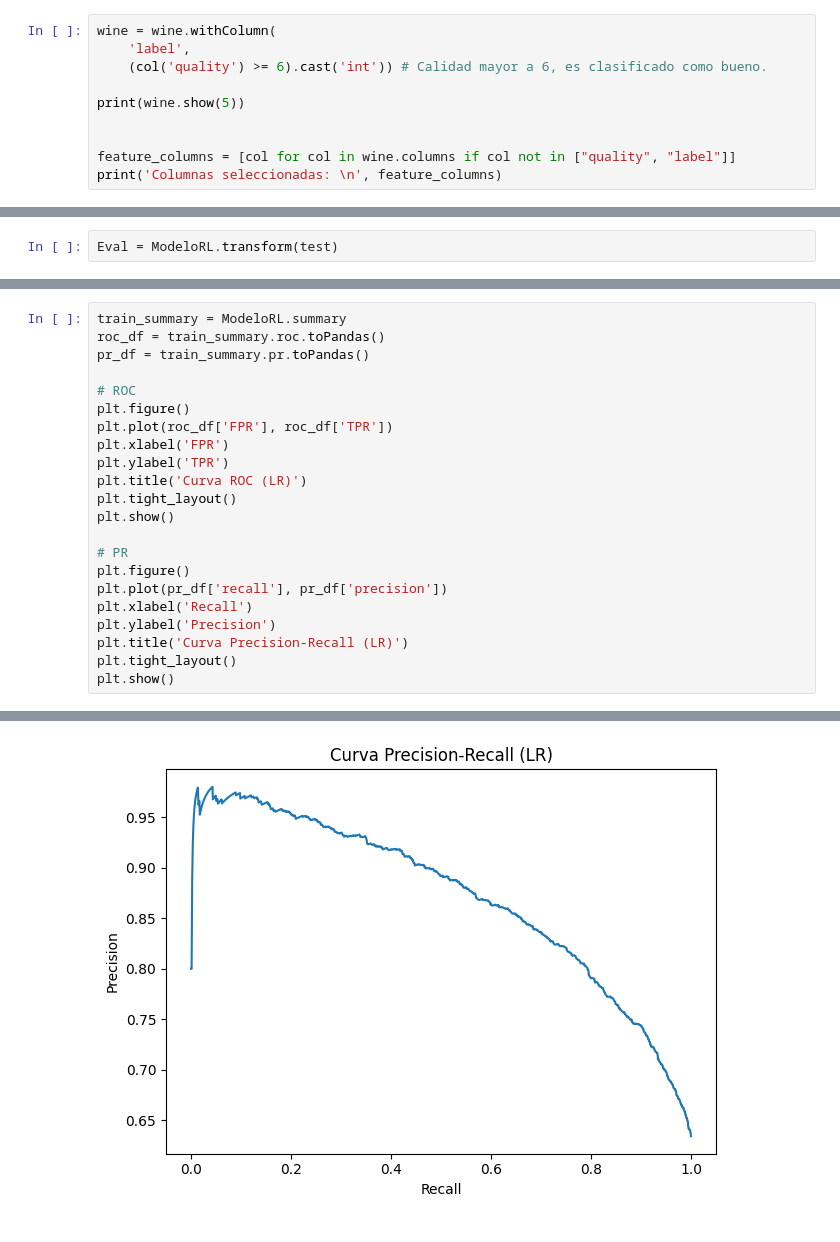
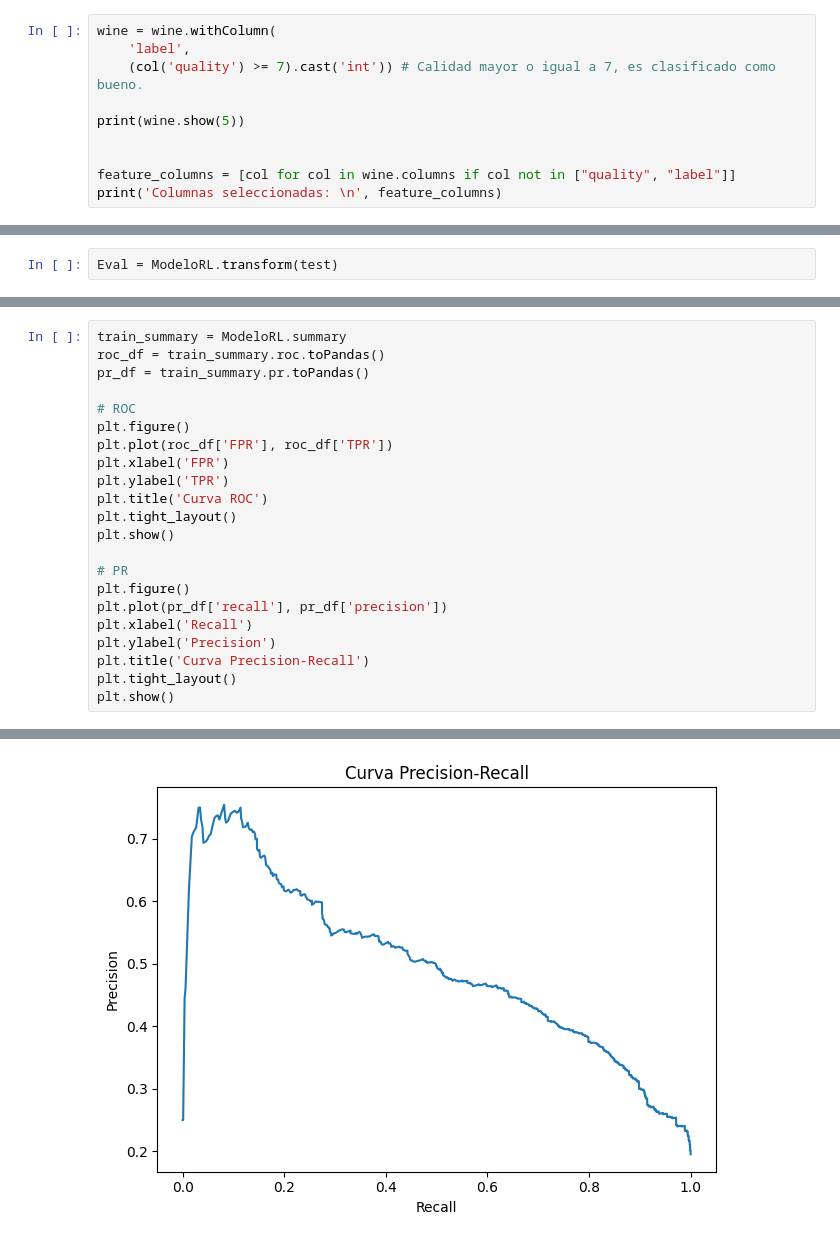
Before and after one commit to LMelkart/ProcessBigData25B_Palomares, a Jupyter notebook: ChalengeIntermedio/ChallengeIntermedio.ipynb, the cells around one changed output, grey strips where cells are left out. Cells and saved outputs as stored; diff of their text form.

```diff
--- a/ChalengeIntermedio/ChallengeIntermedio.ipynb
+++ b/ChalengeIntermedio/ChallengeIntermedio.ipynb
@@ -90,7 +104,7 @@ root
 # %%
 wine = wine.withColumn(
     'label',
-    (col('quality') >= 6).cast('int')) # Calidad mayor a 6, es clasificado como bueno.
+    (col('quality') >= 7).cast('int')) # Calidad mayor o igual a 7, es clasificado como bueno.
 
 print(wine.show(5))
 
@@ -162,7 +162,7 @@ plt.figure()
 plt.plot(roc_df['FPR'], roc_df['TPR'])
 plt.xlabel('FPR')
 plt.ylabel('TPR')
-plt.title('Curva ROC (LR)')
+plt.title('Curva ROC')
 plt.tight_layout()
 plt.show()
 
@@ -171,7 +171,7 @@ plt.figure()
 plt.plot(pr_df['recall'], pr_df['precision'])
 plt.xlabel('Recall')
 plt.ylabel('Precision')
-plt.title('Curva Precision-Recall (LR)')
+plt.title('Curva Precision-Recall')
 plt.tight_layout()
 plt.show()
 # %% [output]
@@ -179,4 +179,4 @@ plt.show()
-[figure, old version]
+[figure, new version]
 # %%
 Precision = MulticlassClassificationEvaluator(labelCol="label", predictionCol="prediction", metricName="accuracy")
 accuracy = Precision.evaluate(Eval)
```
Also changed, not shown: parts of 9 cells of this notebook.
